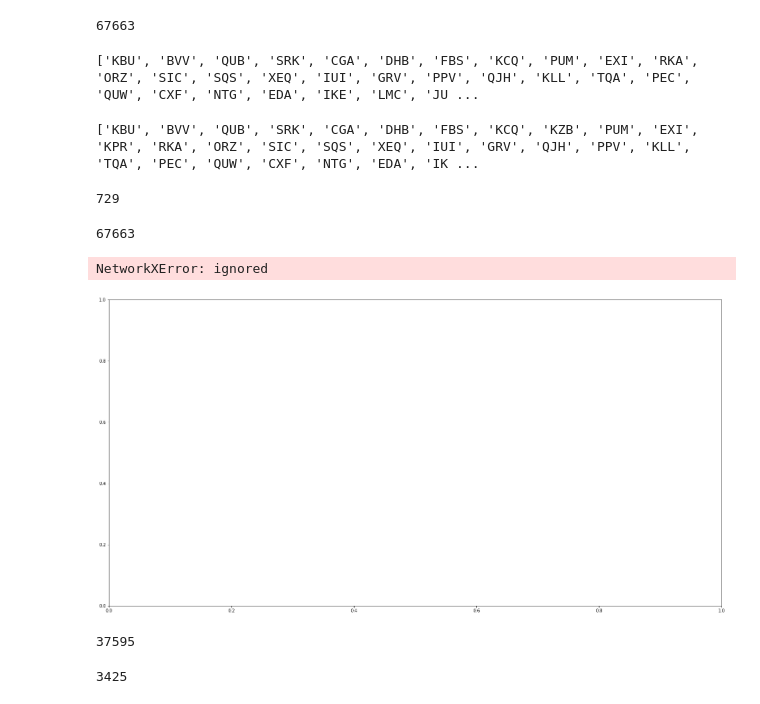
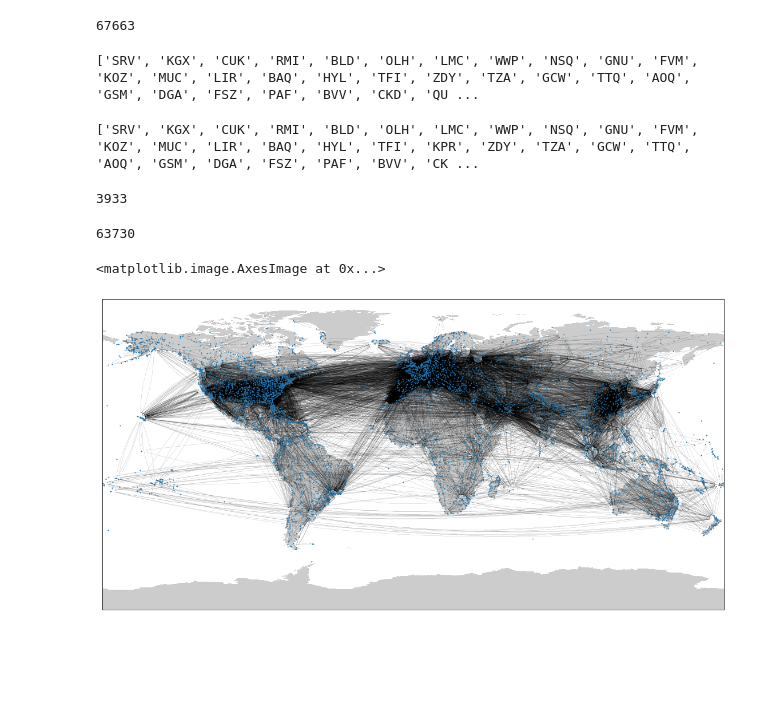
Before and after one commit to ceciliazhh/Final-project-NS, a Jupyter notebook: final_project_network_setup_Tumen.ipynb, the cells around one changed output. Saved outputs shown, nothing was run; the diff lists cells and outputs as text; code cells hidden in the pictures; blank space fills up the shorter version.

```diff
--- a/final_project_network_setup_Tumen.ipynb
+++ b/final_project_network_setup_Tumen.ipynb
@@ -12,9 +33,13 @@ lon = open("Longitude.txt", 'r').read().split('\n')
 airports = np.column_stack((nodes, lat, lon))
 
 airports = airports[0:len(airports)-1,:]
+clean_airports = []
 
 for i in airports:
-  G.add_node(i[0], pos = (i[1], i[2]))
+  if float(i[2]) <= 180 and float(i[2]) >= -180 and float(i[1]) <= 90 and float(i[1]) >= -90:
+    clean_airports.append(i)
+    G.add_node(i[0], pos = (i[1], i[2]))
+clean_airports = np.asarray(clean_airports)
 # %%
 len(list(G.nodes))
 # %% [output]
@@ -55,17 +72,17 @@ print(len(routes))
 # %% [output]
 67663
 # %%
-delete_list_sou = list(set(routes[:,0]) - set(airports[:,0]))
+delete_list_sou = list(set(routes[:,0]) - set(clean_airports[:,0]))
 # %%
-delete_list_des = list(set(routes[:,1]) - set(airports[:,0]))
+delete_list_des = list(set(routes[:,1]) - set(clean_airports[:,0]))
 # %%
 print(delete_list_sou)
 # %% [output]
-['KBU', 'BVV', 'QUB', 'SRK', 'CGA', 'DHB', 'FBS', 'KCQ', 'PUM', 'EXI', 'RKA', 'ORZ', 'SIC', 'SQS', 'XEQ', 'IUI', 'GRV', 'PPV', 'QJH', 'KLL', 'TQA', 'PEC', 'QUW', 'CXF', 'NTG', 'EDA', 'IKE', 'LMC', 'JU ...
+['SRV', 'KGX', 'CUK', 'RMI', 'BLD', 'OLH', 'LMC', 'WWP', 'NSQ', 'GNU', 'FVM', 'KOZ', 'MUC', 'LIR', 'BAQ', 'HYL', 'TFI', 'ZDY', 'TZA', 'GCW', 'TTQ', 'AOQ', 'GSM', 'DGA', 'FSZ', 'PAF', 'BVV', 'CKD', 'QU ...
 # %%
 print(delete_list_des)
 # %% [output]
-['KBU', 'BVV', 'QUB', 'SRK', 'CGA', 'DHB', 'FBS', 'KCQ', 'KZB', 'PUM', 'EXI', 'KPR', 'RKA', 'ORZ', 'SIC', 'SQS', 'XEQ', 'IUI', 'GRV', 'QJH', 'PPV', 'KLL', 'TQA', 'PEC', 'QUW', 'CXF', 'NTG', 'EDA', 'IK ...
+['SRV', 'KGX', 'CUK', 'RMI', 'BLD', 'OLH', 'LMC', 'WWP', 'NSQ', 'GNU', 'FVM', 'KOZ', 'MUC', 'LIR', 'BAQ', 'HYL', 'TFI', 'KPR', 'ZDY', 'TZA', 'GCW', 'TTQ', 'AOQ', 'GSM', 'DGA', 'FSZ', 'PAF', 'BVV', 'CK ...
 # %%
 delete_list = []
 for i in range(len(routes)):
@@ -73,27 +90,35 @@ for i in range(len(routes)):
     delete_list.append(i)
 print(len(delete_list))
 # %% [output]
-729
+3933
 # %%
-np.delete(routes, delete_list, 0)
+routes = np.delete(routes, delete_list, 0)
 print(len(routes))
 # %% [output]
-67663
+63730
 # %%
 for i in routes:
   G.add_edge(i[0], i[1])
 # %%
 fig = plt.figure()
 fig.set_size_inches(20, 10)
 pos=nx.get_node_attributes(G,'pos')
+
 for k, v in pos.items():
     pos[k] = (float(v[1]), float(v[0]))
-nx.draw(G, pos, node_size = 1, label = False)
+
+nx.draw_networkx_nodes(G, pos, node_size = 1, label = False)
+nx.draw_networkx_edges(G, pos,width = 0.1, arrowsize = 1 ,connectionstyle="arc3,rad=0.1")
 plt.xlim([-180, 180])
 plt.ylim([-90, 90])
 plt.tick_params(left=True, bottom=True, labelleft=True, labelbottom=True)
 plt.xticks(range(-180,181, 30))
 plt.yticks(range(-90,91, 15))
+
+m = Basemap(projection='cyl', resolution=None,
+            llcrnrlat=-90, urcrnrlat=90,
+            llcrnrlon=-180, urcrnrlon=180, )
+m.drawlsmask()
 # %% [output]
-NetworkXError: ignored
+<matplotlib.image.AxesImage at 0x...>
-[figure, old version]
+[figure, new version]
@@ -110,8 +124,0 @@ for i in range(0,len(lines_s)-1):
-# %%
-G_a.number_of_edges()
-# %% [output]
-37595
-# %%
-len(list(G_a.nodes))
-# %% [output]
-3425
```
Also changed, not shown: parts of 8 cells of this notebook.
